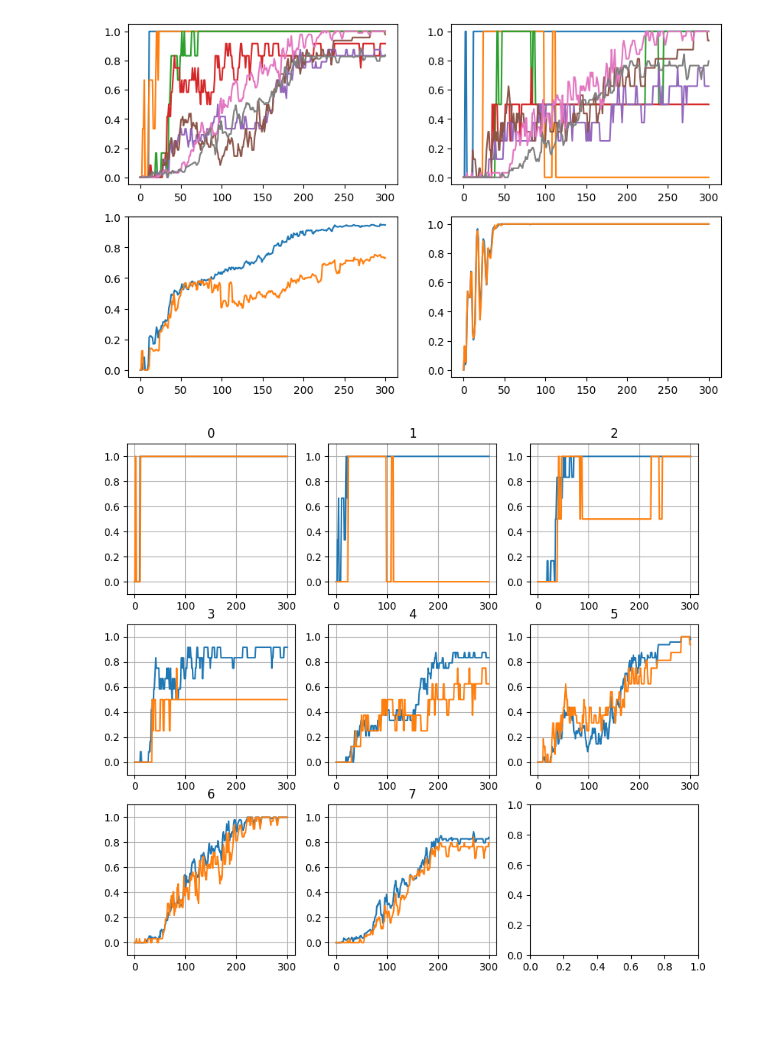
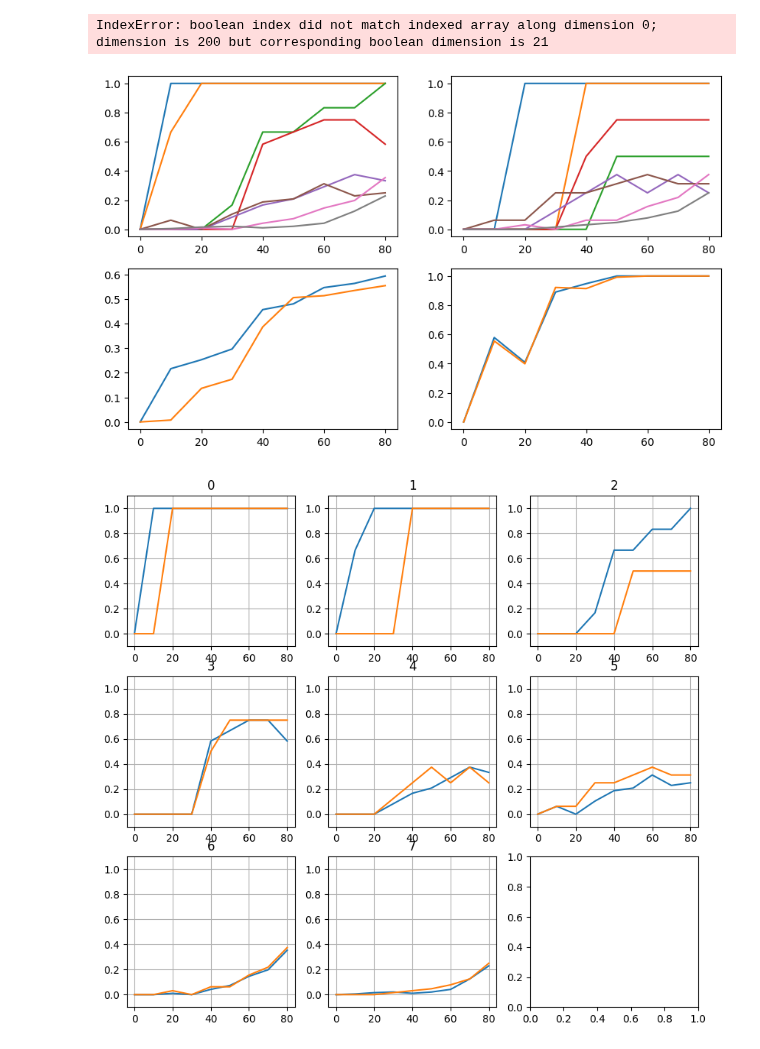
Before and after one commit to fairinternal/composable-llm, a Jupyter notebook: notebooks/scratchpad.ipynb, the cells around one changed output. Drawn from its saved outputs; the diff is of its cells as text; code cells hidden in the pictures; blank space fills up the shorter version.

Commit message:
checkpoint check

```diff
--- a/notebooks/scratchpad.ipynb
+++ b/notebooks/scratchpad.ipynb
@@ -210,20 +27,46 @@ Epoch   300, Accuracy: 0.9460, 0.7324
+# %%
+import matplotlib.pyplot as plt
+import torch
+from cot.data import BinaryCopy, Parity
+from cot.config import CHECKPOINT_DIR
+
+problem = BinaryCopy
+
+path = CHECKPOINT_DIR / problem.prefix / 'model.pth'
+
+checkpoint = torch.load(path)
+
+evals = checkpoint["evals"]
+ind = evals != -1
+evals = evals[ind]
+
+eval = checkpoint["evals"].argmax() + 1
+
+acc_by_len = checkpoint["acc_by_len"][ind]
+test_acc_by_len = checkpoint["test_acc_by_len"][ind]
+spe_acc = checkpoint["spe_acc"][ind]
+test_spe_acc = checkpoint["test_spe_acc"][ind]
+losses = checkpoint["losses"][ind]
+# %% [output]
+IndexError: boolean index did not match indexed array along dimension 0; dimension is 200 but corresponding boolean dimension is 21
 # %%
 fig, axes = plt.subplots(2, 2, figsize=(10, 6))
-axes[0, 0].plot(acc_by_len)
-axes[0, 1].plot(test_acc_by_len)
-axes[1, 0].plot(acc_by_len.mean(axis=1))
-axes[1, 0].plot(test_acc_by_len.mean(axis=1))
-axes[1, 1].plot(spe_acc[:, 2])
-axes[1, 1].plot(test_spe_acc[:, 2])
+axes[0, 0].plot(evals, acc_by_len)
+axes[0, 1].plot(evals, test_acc_by_len)
+axes[1, 0].plot(evals, acc_by_len.mean(axis=1))
+axes[1, 0].plot(evals, test_acc_by_len.mean(axis=1))
+axes[1, 1].plot(evals, spe_acc[:, 2])
+axes[1, 1].plot(evals, test_spe_acc[:, 2])
 # axes[1, 1].set_xlim(0, 50)
 
+nb_len = 8
 fig, axes = plt.subplots(nb_len // 3 + (1 if nb_len % 3 else 0), 3, figsize=(10, 9))
 for i in range(nb_len):
-    axes[i // 3, i % 3].plot(acc_by_len[:, i])
-    axes[i // 3, i % 3].plot(test_acc_by_len[:, i])
+    axes[i // 3, i % 3].plot(evals, acc_by_len[:, i])
+    axes[i // 3, i % 3].plot(evals, test_acc_by_len[:, i])
     axes[i // 3, i % 3].set_ylim(-.1, 1.1)
     axes[i // 3, i % 3].set_title(i)
     axes[i // 3, i % 3].grid()
 # %% [output]
-[figure, old version]
+[figure, new version]
-[figure, old version]
+[figure, new version]
```
Also changed, not shown: parts of 13 cells of this notebook, 1 other file.
